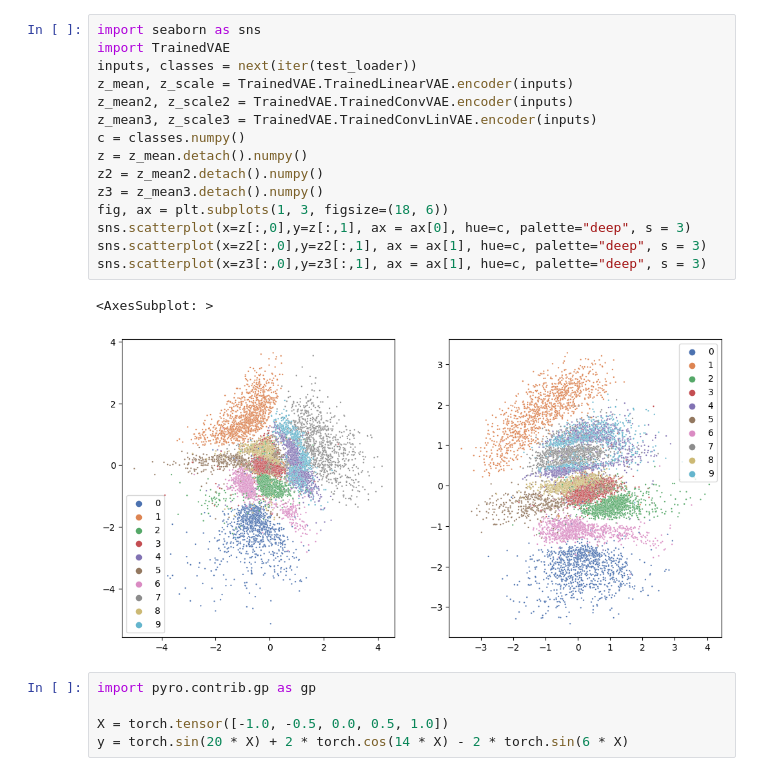
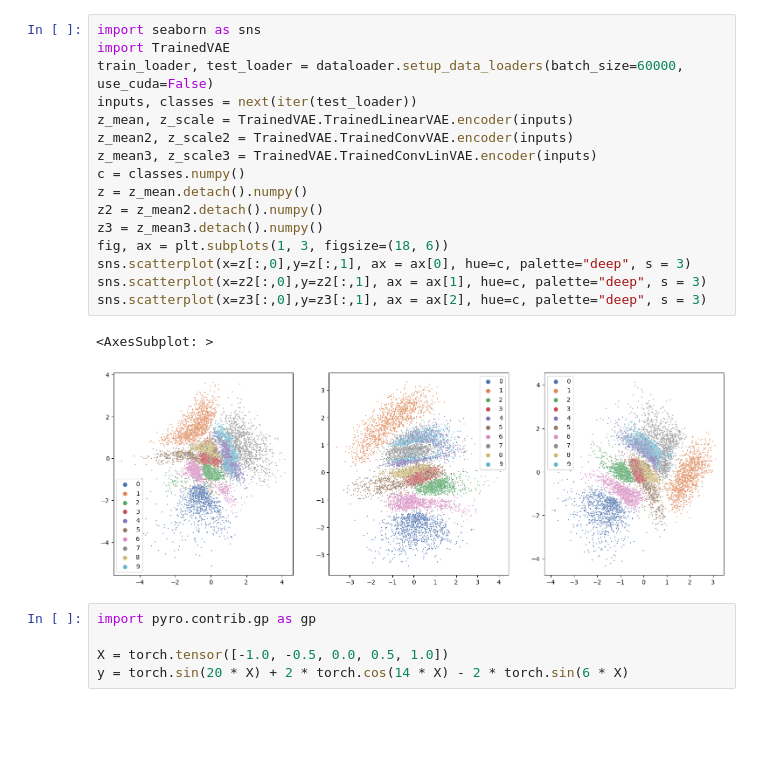
Before and after one commit to stojl/pml_exam, a Jupyter notebook: main.ipynb, the cells around one changed output. Drawn from its saved outputs; the diff is of its cells as text; blank space fills up the shorter version.

```diff
--- a/main.ipynb
+++ b/main.ipynb
@@ -79,21 +91,22 @@ train_loader, test_loader = dataloader.setup_data_loaders(batch_size=60000, use_
 # %%
 import seaborn as sns
 import TrainedVAE
+train_loader, test_loader = dataloader.setup_data_loaders(batch_size=60000, use_cuda=False)
 inputs, classes = next(iter(test_loader))
 z_mean, z_scale = TrainedVAE.TrainedLinearVAE.encoder(inputs)
 z_mean2, z_scale2 = TrainedVAE.TrainedConvVAE.encoder(inputs)
 z_mean3, z_scale3 = TrainedVAE.TrainedConvLinVAE.encoder(inputs)
 c = classes.numpy()
 z = z_mean.detach().numpy()
 z2 = z_mean2.detach().numpy()
 z3 = z_mean3.detach().numpy()
 fig, ax = plt.subplots(1, 3, figsize=(18, 6))
 sns.scatterplot(x=z[:,0],y=z[:,1], ax = ax[0], hue=c, palette="deep", s = 3)
 sns.scatterplot(x=z2[:,0],y=z2[:,1], ax = ax[1], hue=c, palette="deep", s = 3)
-sns.scatterplot(x=z3[:,0],y=z3[:,1], ax = ax[1], hue=c, palette="deep", s = 3)
+sns.scatterplot(x=z3[:,0],y=z3[:,1], ax = ax[2], hue=c, palette="deep", s = 3)
 # %% [output]
 <AxesSubplot: >
-[figure, old version]
+[figure, new version]
 # %%
 import pyro.contrib.gp as gp
 
```
Also changed, not shown: parts of 7 cells of this notebook, 2 other files.
